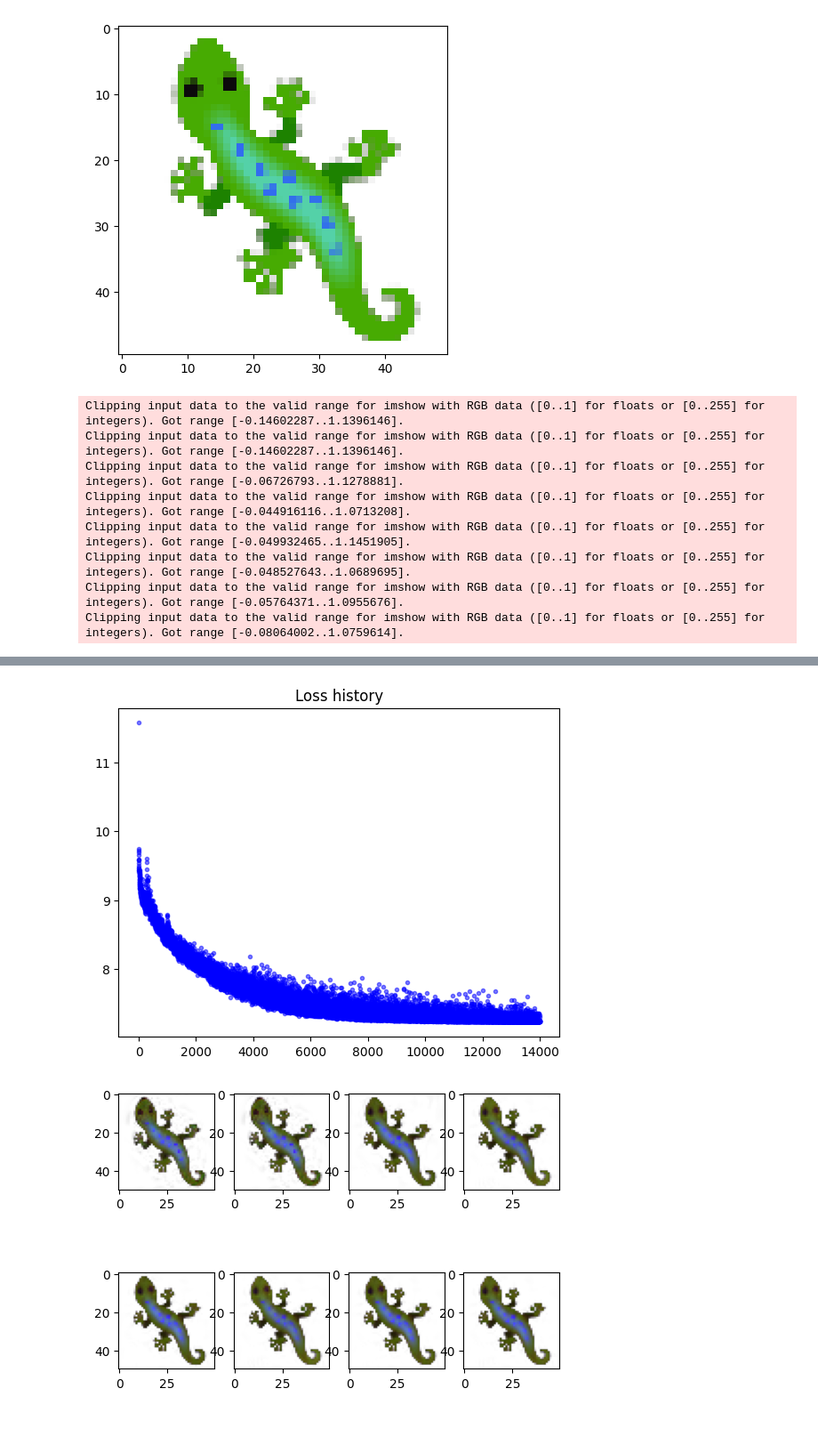
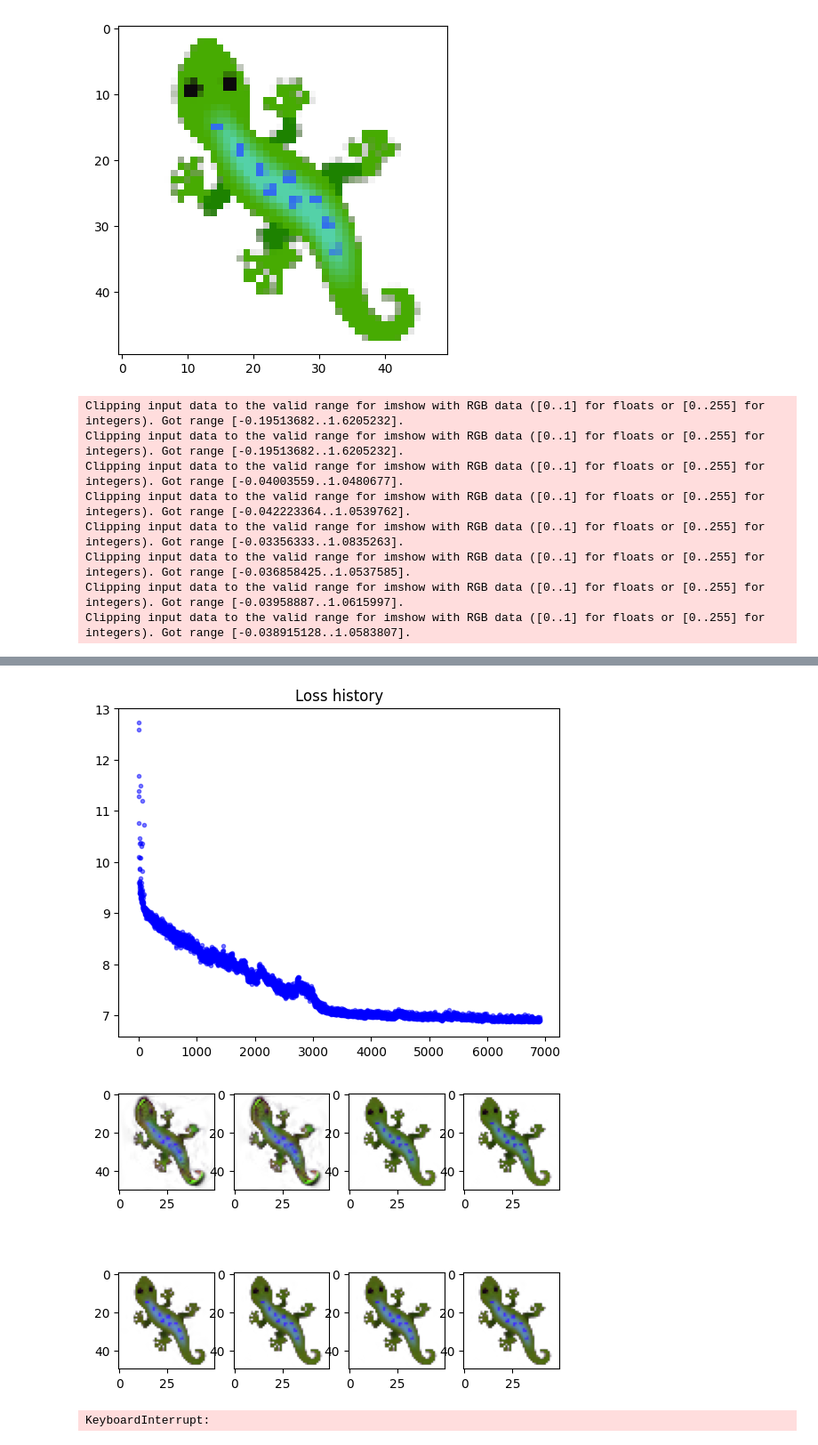
Before and after one commit to frotaur/MaceLenia, a Jupyter notebook: misc/MassConsevingNCA.ipynb, the cells around one changed output, grey strips where cells are left out. Shown: that part at 89% size. Drawn from its saved outputs; the diff is of its cells as text; code cells hidden in the pictures.

```diff
--- a/misc/MassConsevingNCA.ipynb
+++ b/misc/MassConsevingNCA.ipynb
@@ -42,6 +42,7 @@ class MassConservingNCA(torch.nn.Module):
         y = self.w2(torch.relu(self.w1(y)))
         b, c, h, w = y.shape
         update_mask = (torch.rand(b, 1, h, w, device=self.device) + update_rate).floor()
+
         x_normal = x[:,3:,...]
         x_mass = x[:,:3,...]
 
@@ -70,10 +71,10 @@ class MassConservingNCA(torch.nn.Module):
 
         state = ((Aff[:, :, None, ...] / E_exp) * state_exp).sum(dim=2)
 
-        min_aff = Aff.min()
-        max_aff = Aff.max()
-        Aff_norm = (Aff - min_aff) / (max_aff - min_aff+1e-6)
-        Aff_c = Aff_norm / (Aff_norm.sum(dim=1, keepdim=True)+1e-6)
+        min_aff = Aff.min(dim =1 , keepdim=True)[0]
+        max_aff = Aff.max(dim =1 , keepdim=True)[0]
+        Aff_norm = (Aff - min_aff) / (max_aff - min_aff+1e-3)
+        Aff_c = Aff_norm / (Aff_norm.sum(dim=1, keepdim=True)+1e-3)
 
 
 
@@ -127,11 +128,18 @@ def get_reference_image_and_seed(path, height = 50, width =50, channels =16):
     base_2[..., :3] *= base_2[..., 3:]
     base_torch = torch.tensor(base_2, dtype=torch.float32, requires_grad=True).permute((2, 0, 1)).to(DEVICE)
     x_prime = torch.zeros((channels, height, width), dtype=torch.float32).to(DEVICE)
-    x_prime[:3, int(height / 2), int(width / 2)] = 200
+    x_prime[:3, int(height / 2), int(width / 2)] = 233
     return base_torch, x_prime
 
 def to_vue_image(tensor):
     return tensor.cpu().permute((1, 2, 0)).clone().detach().numpy()
+
+def double_mass(state, max):
+    B, C, H, W = state.shape
+    n_state = [state[i,:3].clone() *2 if (state[i,:3].sum() *2) < max else state[i,:3] for i in range(B)]
+    n_state = torch.stack(n_state, dim=0)
+
+    return torch.cat((n_state, state[:,3:]), dim=1)
 # %%
 
 HEIGHT = 50
@@ -139,7 +147,7 @@ WIDTH = 50
 CHANNELS = 16 #<--- NCA feature channels
 BATCH_SIZE = 16
 MASKING = 0
-POOL_SIZE = 8000 #<--- NCA training pool size, lower values train faster but are less stable
+POOL_SIZE = 256 #<--- NCA training pool size, lower values train faster but are less stable
 TRAINING_ITERS = 14000
 PATH_TO_IMAGE = "./Images/lizard.png" #<--- image to grow
 IMAGE_NAME = "Lizard" #<--- name of image for saving purposes
@@ -162,14 +170,17 @@ loss_log = []
 nca = MassConservingNCA(CHANNELS,96, device=DEVICE)
 nca = nca.to(DEVICE)
 optim = torch.optim.AdamW(nca.parameters(), lr=1e-3)
-scheduler = torch.optim.lr_scheduler.StepLR(optim, step_size=2500, gamma=0.3)
+scheduler = torch.optim.lr_scheduler.StepLR(optim, step_size=3000, gamma=0.3)
 # %%
 for i in range(TRAINING_ITERS + 1):
     loss = 0
     with torch.no_grad():
         x, idxs = get_batch(pool, seed, BATCH_SIZE)
 
-    for _ in range(30):
+    for j in range(random.randint(32,64)):
+        #if ((j%5) == 0) and (j > 0):
+            #with torch.no_grad():
+                #x = double_mass(x, mass)
         x = nca(x)
 
     loss = (reference_image[None,...] - x[:, :4, :, :]).pow(2).sum()
@@ -200,11 +211,11 @@ for i in range(TRAINING_ITERS + 1):
     if i % 100 == 0:
         torch.save(nca.state_dict(),  "Growing" + ".pth")
 # %% [output]
-Clipping input data to the valid range for imshow with RGB data ([0..1] for floats or [0..255] for integers). Got range [-0.14602287..1.1396146].
-Clipping input data to the valid range for imshow with RGB data ([0..1] for floats or [0..255] for integers). Got range [-0.14602287..1.1396146].
-Clipping input data to the valid range for imshow with RGB data ([0..1] for floats or [0..255] for integers). Got range [-0.06726793..1.1278881].
-Clipping input data to the valid range for imshow with RGB data ([0..1] for floats or [0..255] for integers). Got range [-0.044916116..1.0713208].
-Clipping input data to the valid range for imshow with RGB data ([0..1] for floats or [0..255] for integers). Got range [-0.049932465..1.1451905].
-Clipping input data to the valid range for imshow with RGB data ([0..1] for floats or [0..255] for integers). Got range [-0.048527643..1.0689695].
-Clipping input data to the valid range for imshow with RGB data ([0..1] for floats or [0..255] for integers). Got range [-0.05764371..1.0955676].
-Clipping input data to the valid range for imshow with RGB data ([0..1] for floats or [0..255] for integers). Got range [-0.08064002..1.0759614].
+Clipping input data to the valid range for imshow with RGB data ([0..1] for floats or [0..255] for integers). Got range [-0.19513682..1.6205232].
+Clipping input data to the valid range for imshow with RGB data ([0..1] for floats or [0..255] for integers). Got range [-0.19513682..1.6205232].
+Clipping input data to the valid range for imshow with RGB data ([0..1] for floats or [0..255] for integers). Got range [-0.04003559..1.0480677].
+Clipping input data to the valid range for imshow with RGB data ([0..1] for floats or [0..255] for integers). Got range [-0.042223364..1.0539762].
+Clipping input data to the valid range for imshow with RGB data ([0..1] for floats or [0..255] for integers). Got range [-0.03356333..1.0835263].
+Clipping input data to the valid range for imshow with RGB data ([0..1] for floats or [0..255] for integers). Got range [-0.036858425..1.0537585].
+Clipping input data to the valid range for imshow with RGB data ([0..1] for floats or [0..255] for integers). Got range [-0.03958887..1.0615997].
+Clipping input data to the valid range for imshow with RGB data ([0..1] for floats or [0..255] for integers). Got range [-0.038915128..1.0583807].
@@ -212,2 +223,3 @@ Training itter 14000, loss = 1387.6553955078125
-[figure, old version]
+[figure, new version]
-[figure, old version]
+[figure, new version]
+KeyboardInterrupt:
```
Also changed, not shown: parts of 2 cells of this notebook, 6 other files.
